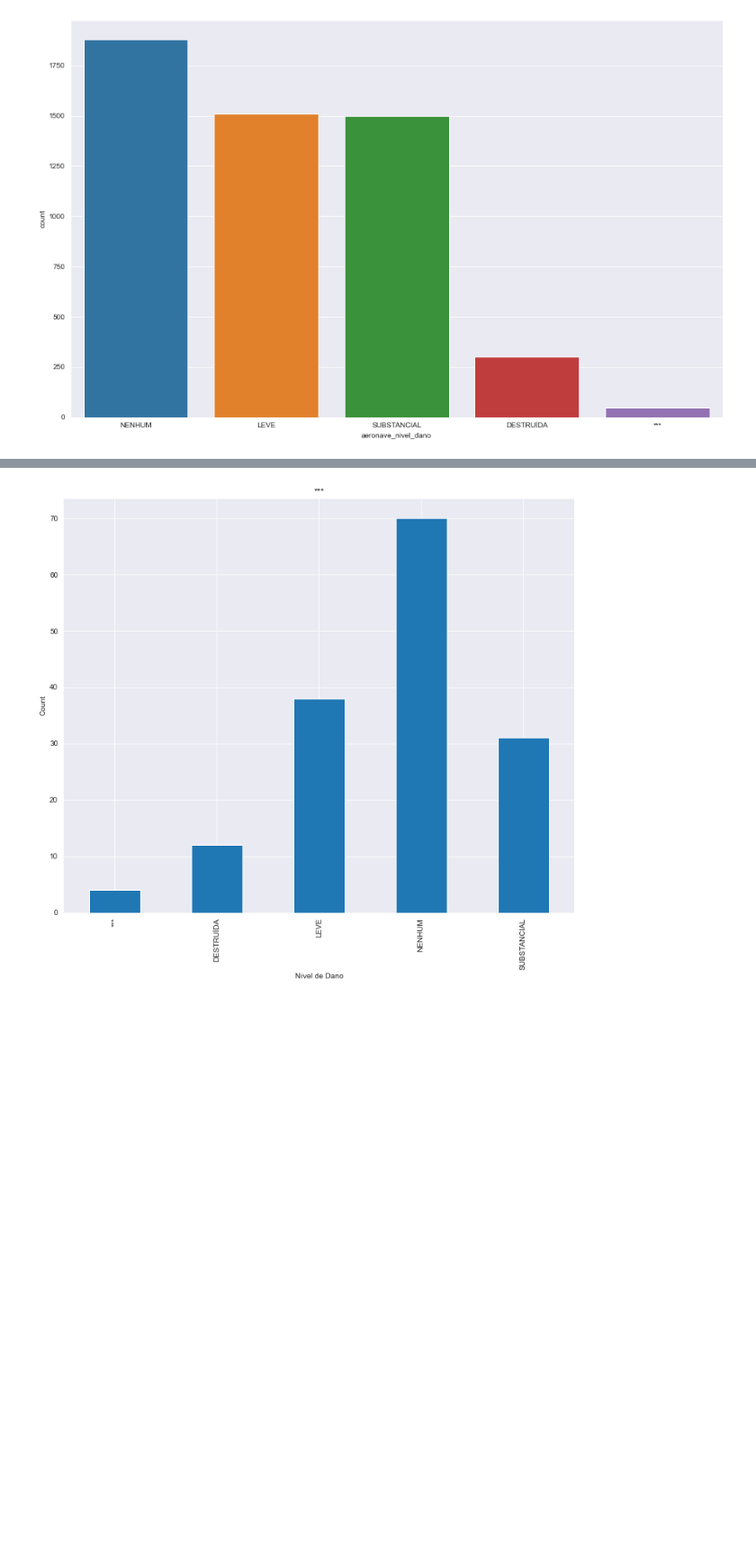
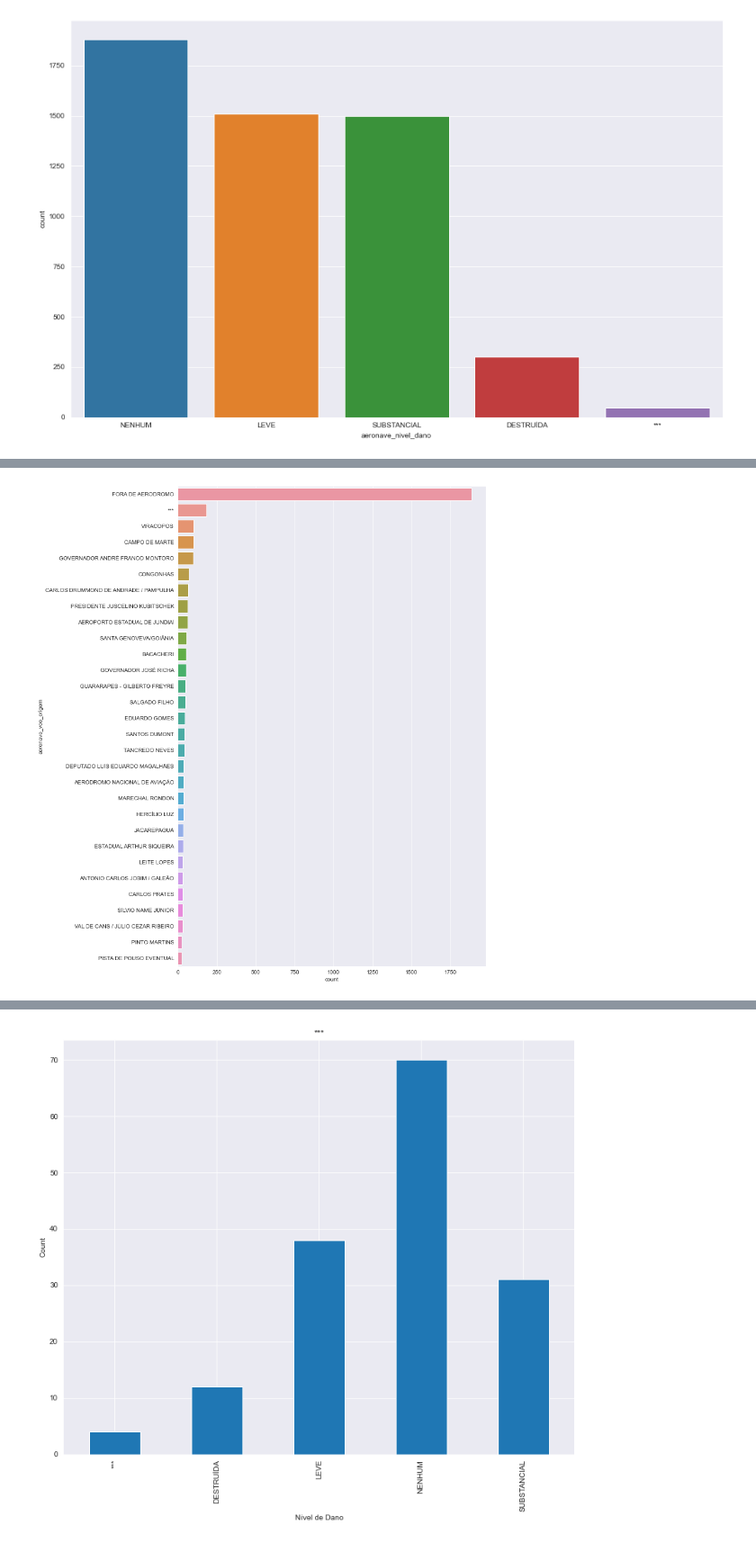
Before and after one commit to otavio-silva/A3Data---Teste-Pr-tico-Cientista-de-Dados-, a Jupyter notebook: notebook.ipynb, the cells around one changed output, grey strips where cells are left out. Shown at 90% size. Saved outputs shown, nothing was run; the diff lists cells and outputs as text; code cells hidden in the pictures; blank space fills up the shorter version.

```diff
--- a/notebook.ipynb
+++ b/notebook.ipynb
@@ -87,0 +95,6 @@ pyplot.show()
+# %%
+pyplot.figure(figsize=(10, 16))
+seaborn.countplot(data=aeronave, y="aeronave_voo_origem", order=aeronave["aeronave_voo_origem"].value_counts().iloc[:30].index)
+pyplot.show()
+# %% [output]
+[figure, added]
```
Also changed, not shown: parts of 2 cells of this notebook.
